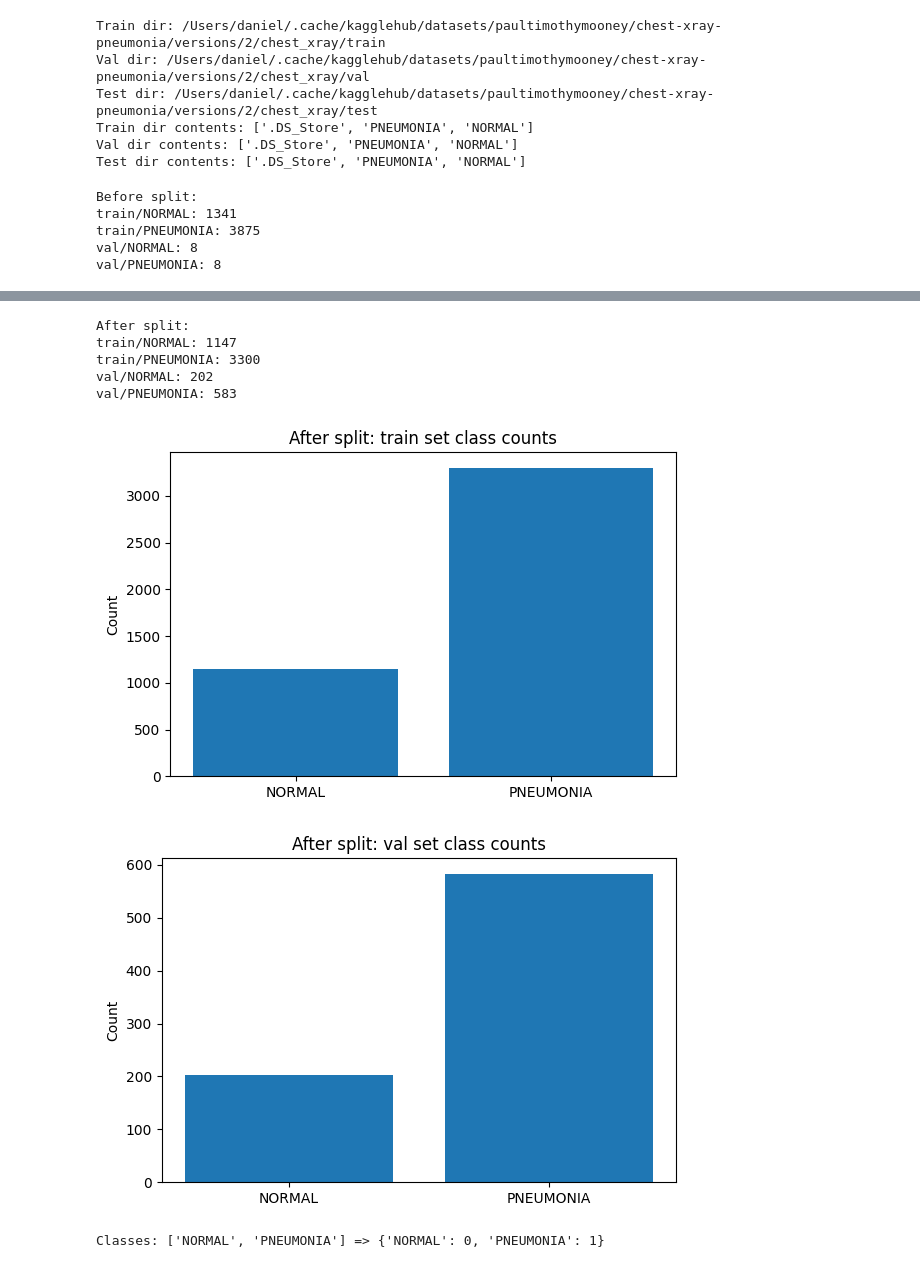
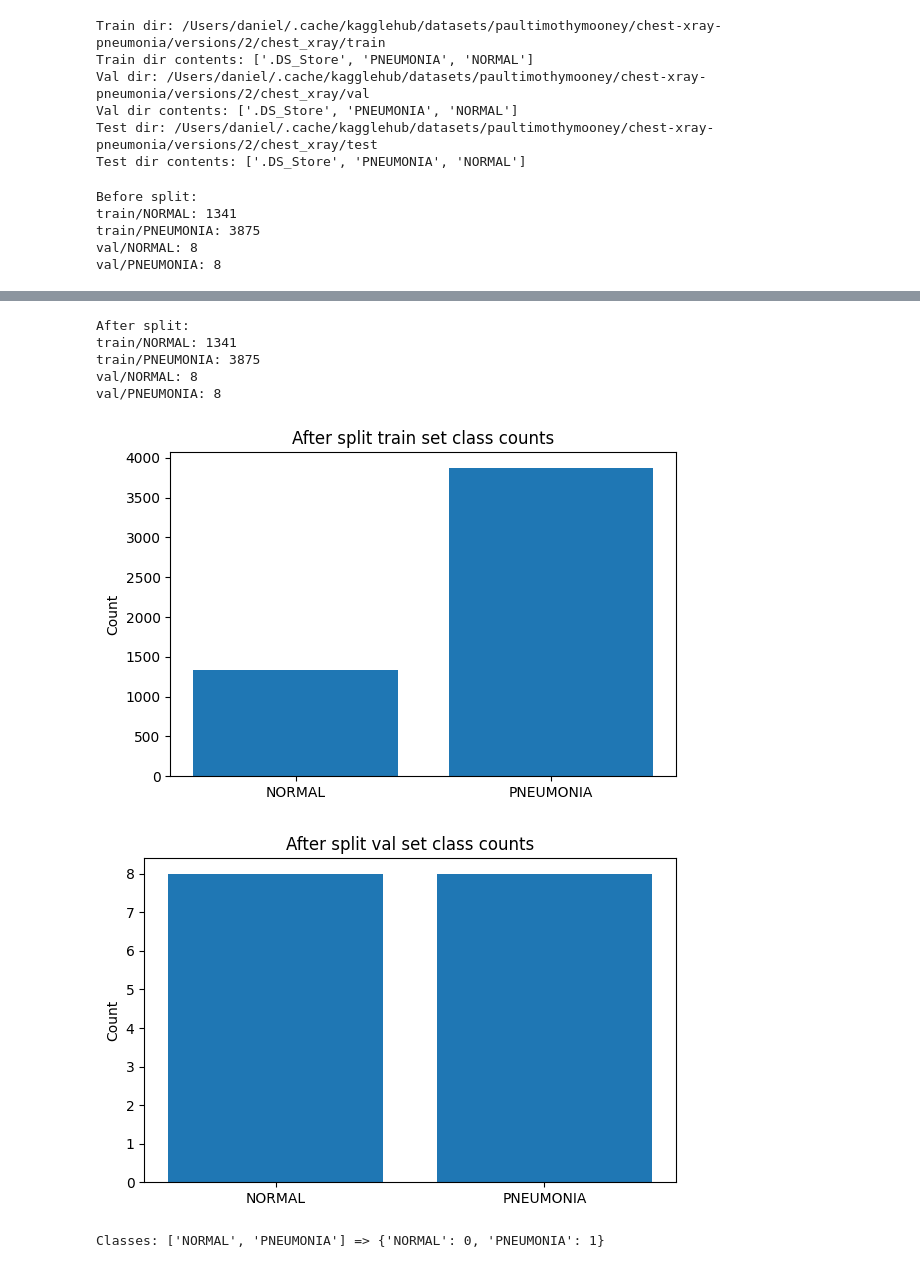
Before and after one commit to DanielKatz67/Deep_Learning_Final_Project, a Jupyter notebook: resnet_after_balance_val_and_train.ipynb, the cells around one changed output, grey strips where cells are left out. Drawn from its saved outputs; the diff is of its cells as text; code cells hidden in the pictures.

```diff
--- a/resnet_after_balance_val_and_train.ipynb
+++ b/resnet_after_balance_val_and_train.ipynb
@@ -36,16 +28,15 @@ val_dir   = os.path.join(base_dir, 'val')
 test_dir  = os.path.join(base_dir, 'test')
 # %%
 print("Train dir:", train_dir)
+print("Train dir contents:", os.listdir(train_dir))
 print("Val dir:", val_dir)
+print("Val dir contents:", os.listdir(val_dir))
 print("Test dir:", test_dir)
-
-print("Train dir contents:", os.listdir(train_dir))
-print("Val dir contents:", os.listdir(val_dir))
 print("Test dir contents:", os.listdir(test_dir))
 # %% [output]
 Train dir: /Users/daniel/.cache/kagglehub/datasets/paultimothymooney/chest-xray-pneumonia/versions/2/chest_xray/train
+Train dir contents: ['.DS_Store', 'PNEUMONIA', 'NORMAL']
 Val dir: /Users/daniel/.cache/kagglehub/datasets/paultimothymooney/chest-xray-pneumonia/versions/2/chest_xray/val
+Val dir contents: ['.DS_Store', 'PNEUMONIA', 'NORMAL']
 Test dir: /Users/daniel/.cache/kagglehub/datasets/paultimothymooney/chest-xray-pneumonia/versions/2/chest_xray/test
-Train dir contents: ['.DS_Store', 'PNEUMONIA', 'NORMAL']
-Val dir contents: ['.DS_Store', 'PNEUMONIA', 'NORMAL']
 Test dir contents: ['.DS_Store', 'PNEUMONIA', 'NORMAL']
@@ -65,73 +43,29 @@ def plot_distribution_from_folder(base_dir, splits, class_names, title_prefix):
 # %%
-# Print image counts before shuffle/split
-print('Before split:')
-for split in ['train', 'val']:
-    for cls in ['NORMAL', 'PNEUMONIA']:
-        folder = os.path.join(base_dir, split, cls)
-        print(f"{split}/{cls}: {len(os.listdir(folder))}")
-
+# Plot distribution of classes in train, val, and test sets
 class_names = ['NORMAL', 'PNEUMONIA']
-# Plot distribution before split
-plot_distribution_from_folder(base_dir, ['train', 'val'], class_names, "Before split")
-
-# Combine all images from train and val only (do not touch test)
-all_data = []
-for split in ['train', 'val']:
-    for cls in ['NORMAL', 'PNEUMONIA']:
-        folder = os.path.join(base_dir, split, cls)
-        for fname in os.listdir(folder):
-            all_data.append((os.path.join(folder, fname), cls))
-
-# Stratified split: 85% train, 15% val
-paths, labels = zip(*all_data)
-train_paths, val_paths, train_labels, val_labels = train_test_split(
-    paths, labels, test_size=0.15, stratify=labels, random_state=42)
-
-def copy_files(file_paths, labels, dest_dir):
-    for path, label in zip(file_paths, labels):
-        dest = os.path.join(dest_dir, label)
-        os.makedirs(dest, exist_ok=True)
-        shutil.copy(path, dest)
-
-# Set your new base_dir for split (must be writable, e.g., /kaggle/working or local path)
-# Use /kaggle/working if running on Kaggle, or a local writable path otherwise
-
-# Use a writable temp directory for the split
-new_base = os.path.join(tempfile.gettempdir(), "chest_xray_split")
-if os.path.exists(new_base):
-    shutil.rmtree(new_base)
-copy_files(train_paths, train_labels, os.path.join(new_base, 'train'))
-copy_files(val_paths, val_labels, os.path.join(new_base, 'val'))
-
-# Print image counts after shuffle/split
-print('After split:')
-for split in ['train', 'val']:
-    for cls in ['NORMAL', 'PNEUMONIA']:
-        folder = os.path.join(new_base, split, cls)
-        print(f"{split}/{cls}: {len(os.listdir(folder))}")
-
-# Plot distribution after split
-plot_distribution_from_folder(new_base, ['train', 'val'], class_names, "After split:")
+show_split_counts(base_dir, "Before split")
+new_base = balance_val_train_split(base_dir)
+show_split_counts(base_dir, "After split")
 
 # Update directory variables to point to the new split
 train_dir = os.path.join(new_base, 'train')
 val_dir   = os.path.join(new_base, 'val')
 # test_dir remains unchanged
 # %% [output]
 Before split:
 train/NORMAL: 1341
 train/PNEUMONIA: 3875
 val/NORMAL: 8
 val/PNEUMONIA: 8
 [figure]
 [figure]
 After split:
-train/NORMAL: 1147
-train/PNEUMONIA: 3300
-val/NORMAL: 202
-val/PNEUMONIA: 583
+train/NORMAL: 1341
+train/PNEUMONIA: 3875
+val/NORMAL: 8
+val/PNEUMONIA: 8
-[figure, old version]
+[figure, new version]
-[figure, old version]
+[figure, new version]
 # %%
 # Datasets, DataLoaders, class weights (for imbalance)
 IMG_SIZE = 224
```
Also changed, not shown: parts of 15 cells of this notebook, 1 other file.
